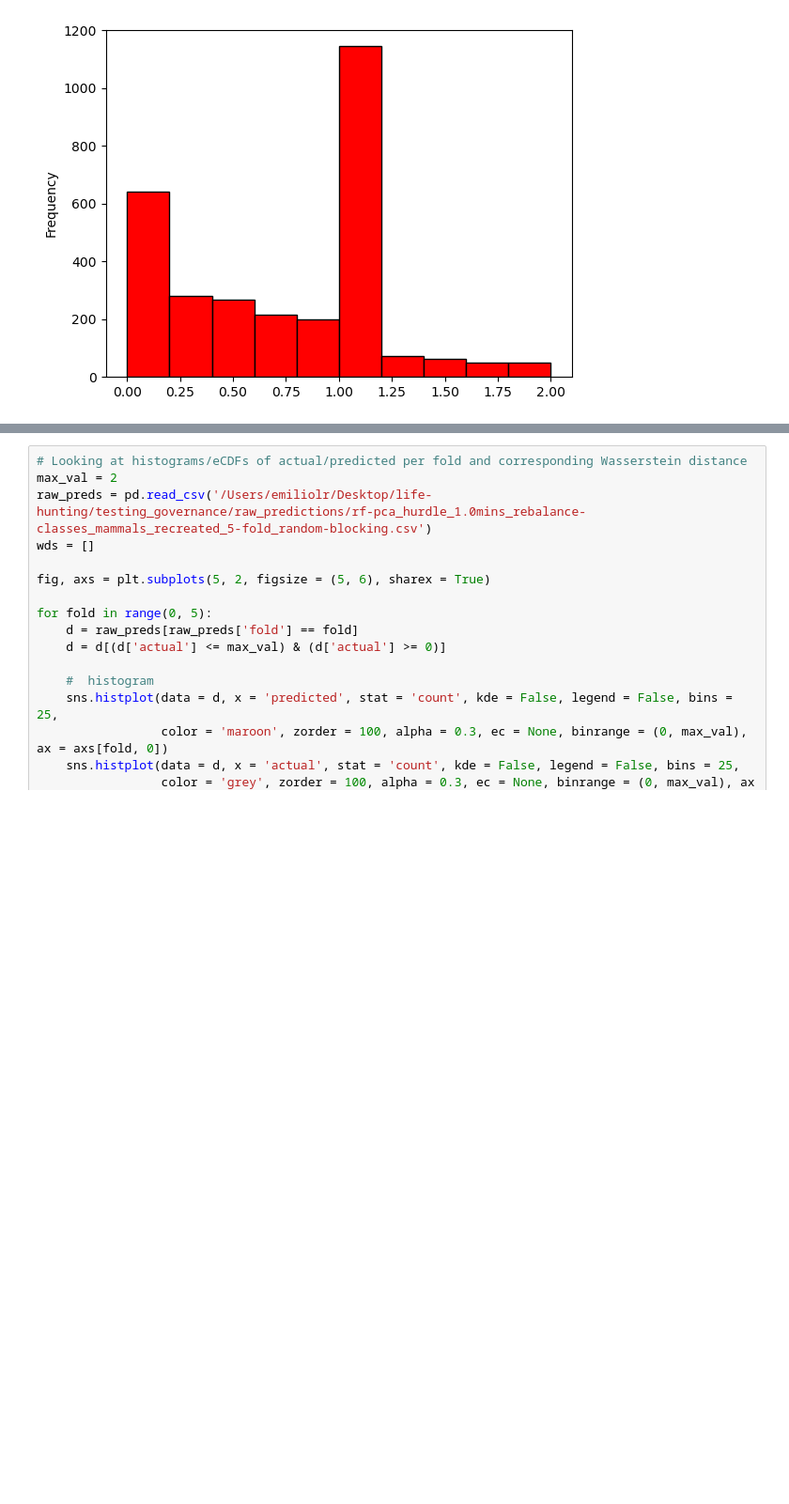
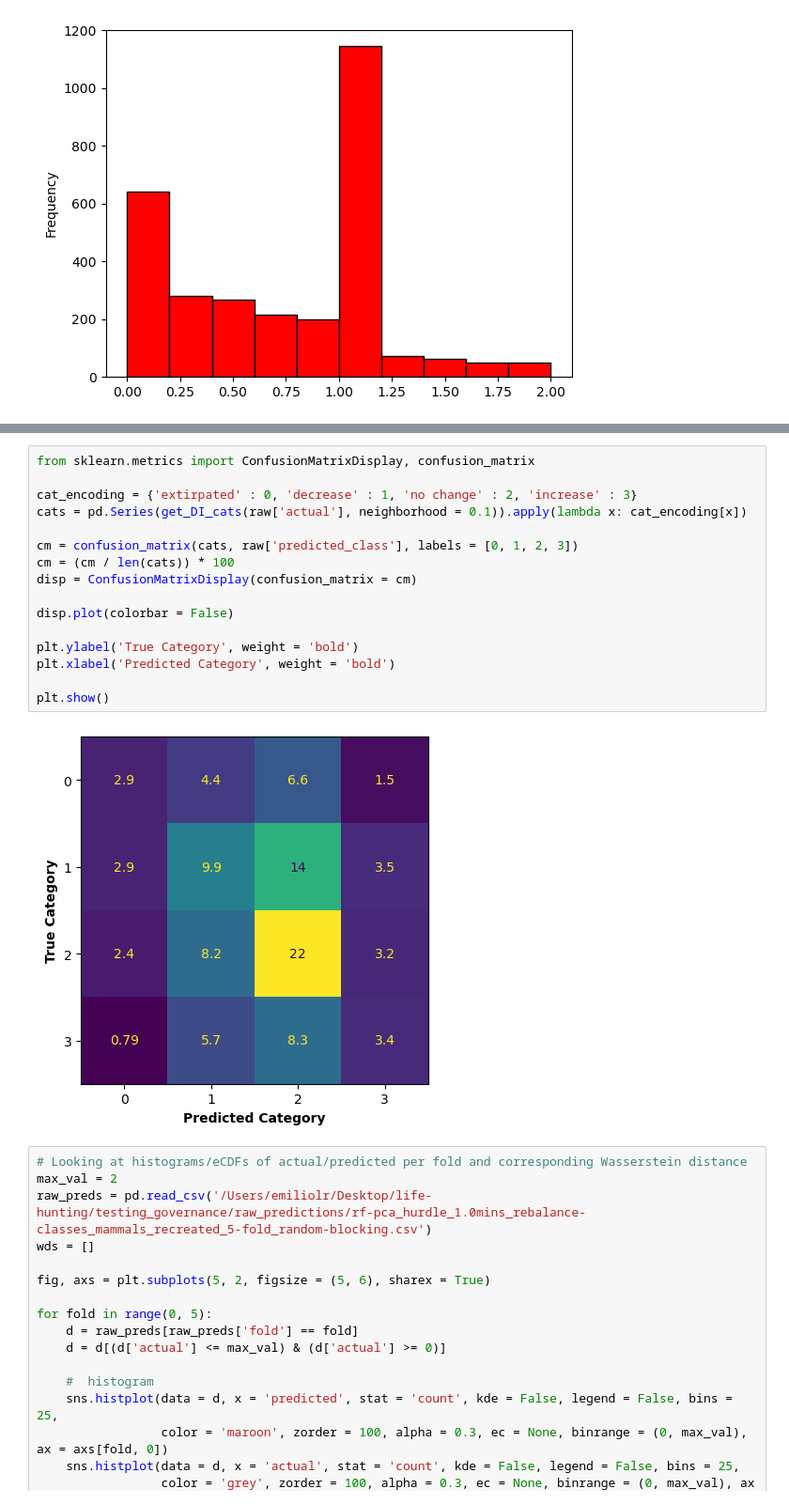
Before and after one commit to emiliolr/life-hunting, a Jupyter notebook: notebooks/scratch.ipynb, the cells around one changed output, grey strips where cells are left out. Shown at 94% size. Cells and saved outputs as stored; diff of their text form; blank space fills up the shorter version.

```diff
--- a/notebooks/scratch.ipynb
+++ b/notebooks/scratch.ipynb
@@ -232,3 +280,21 @@ fig, ax = plot_ratio_distribution_comparison(true_ratios = raw['actual'],
+# %%
+from sklearn.metrics import ConfusionMatrixDisplay, confusion_matrix
+
+cat_encoding = {'extirpated' : 0, 'decrease' : 1, 'no change' : 2, 'increase' : 3}
+cats = pd.Series(get_DI_cats(raw['actual'], neighborhood = 0.1)).apply(lambda x: cat_encoding[x])
+
+cm = confusion_matrix(cats, raw['predicted_class'], labels = [0, 1, 2, 3])
+cm = (cm / len(cats)) * 100
+disp = ConfusionMatrixDisplay(confusion_matrix = cm)
+
+disp.plot(colorbar = False)
+
+plt.ylabel('True Category', weight = 'bold')
+plt.xlabel('Predicted Category', weight = 'bold')
+
+plt.show()
+# %% [output]
+[figure, added]
 # %%
 # Looking at histograms/eCDFs of actual/predicted per fold and corresponding Wasserstein distance
 max_val = 2
```
Also changed, not shown: parts of 11 cells of this notebook, 6 other files.
